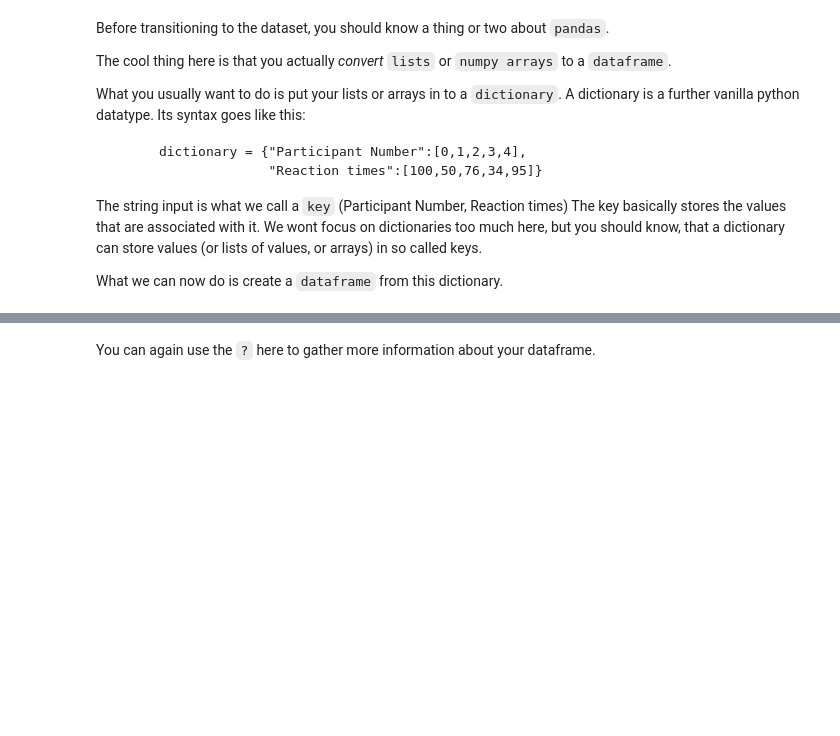
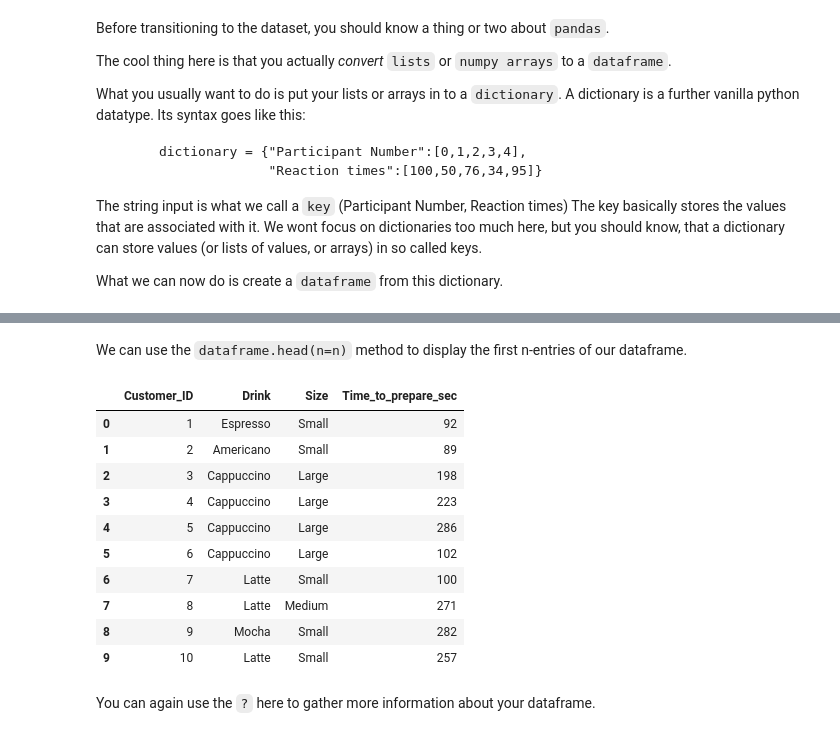
Before and after one commit to JNPauli/IntroductionToPython, a Jupyter notebook: content/Introduction/DataStructures.ipynb, the cells around one changed output, grey strips where cells are left out. Cells and saved outputs as stored; diff of their text form; code cells hidden in the pictures; blank space fills up the shorter version.

```diff
--- a/content/Introduction/DataStructures.ipynb
+++ b/content/Introduction/DataStructures.ipynb
@@ -188,6 +251,22 @@ dataframe = pd.DataFrame(reaction_time_dictionary)
 So the expected shape of our dataframe should look like this!
 
 ![df](../static/pandas_table.svg)
+# %% [markdown]
+We can use the `dataframe.head(n=n)` method to display the first n-entries of our dataframe.
+# %%
+dataframe.head(n=10)
+# %% [output]
+|  | Customer_ID | Drink | Size | Time_to_prepare_sec |
+| 0 | 1 | Espresso | Small | 92 |
+| 1 | 2 | Americano | Small | 89 |
+| 2 | 3 | Cappuccino | Large | 198 |
+| 3 | 4 | Cappuccino | Large | 223 |
+| 4 | 5 | Cappuccino | Large | 286 |
+| 5 | 6 | Cappuccino | Large | 102 |
+| 6 | 7 | Latte | Small | 100 |
+| 7 | 8 | Latte | Medium | 271 |
+| 8 | 9 | Mocha | Small | 282 |
+| 9 | 10 | Latte | Small | 257 |
 # %% [markdown]
 You can again use the `?` here to gather more information about your dataframe.
 # %%
```
Also changed, not shown: parts of 38 cells of this notebook, 2 other files.
